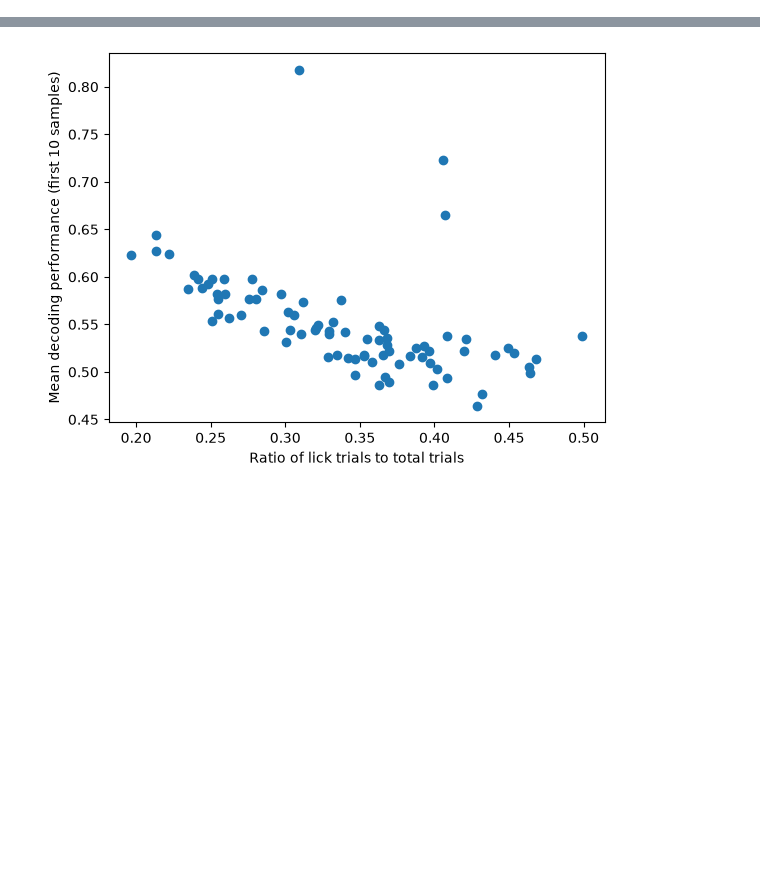
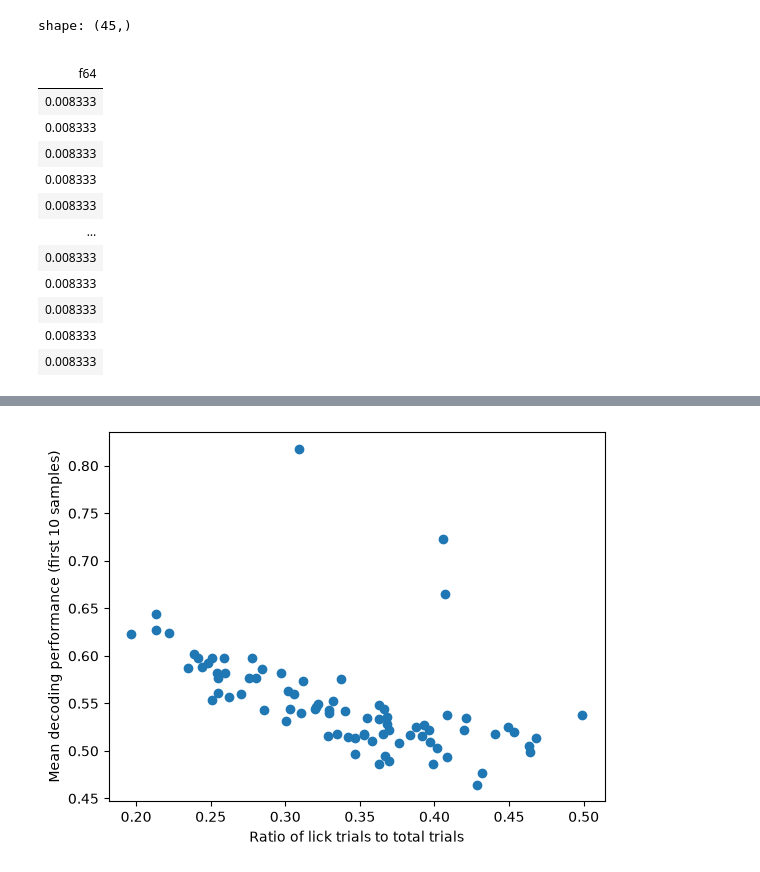
Before and after one commit to corbennett/dynamic_routing_facemap, a Jupyter notebook: analysis.ipynb, the cells around one changed output, grey strips where cells are left out. Saved outputs shown, nothing was run; the diff lists cells and outputs as text; code cells hidden in the pictures; blank space fills up the shorter version.

```diff
--- a/analysis.ipynb
+++ b/analysis.ipynb
@@ -9 +20,18 @@ df = pl.read_parquet("/Users/corbettb/Documents/GitHub/dynamic_routing_facemap/r
+# %%
+df['window_center_s'][0] - df['window_start_s'][0]
+# %% [output]
+shape: (45,)
+|  |
+| f64 |
+| 0.008333 |
+| 0.008333 |
+| 0.008333 |
+| 0.008333 |
+| 0.008333 |
+| … |
+| 0.008333 |
+| 0.008333 |
+| 0.008333 |
+| 0.008333 |
+| 0.008333 |
 # %%
```
Also changed, not shown: parts of 3 cells of this notebook, 3 other files.
